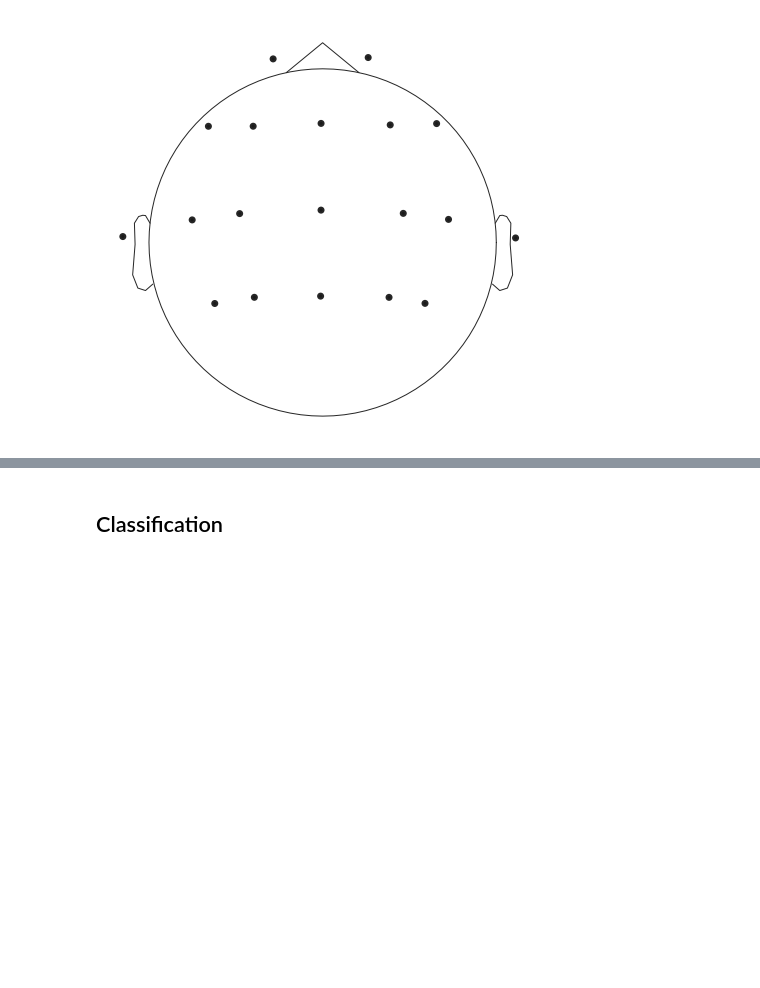
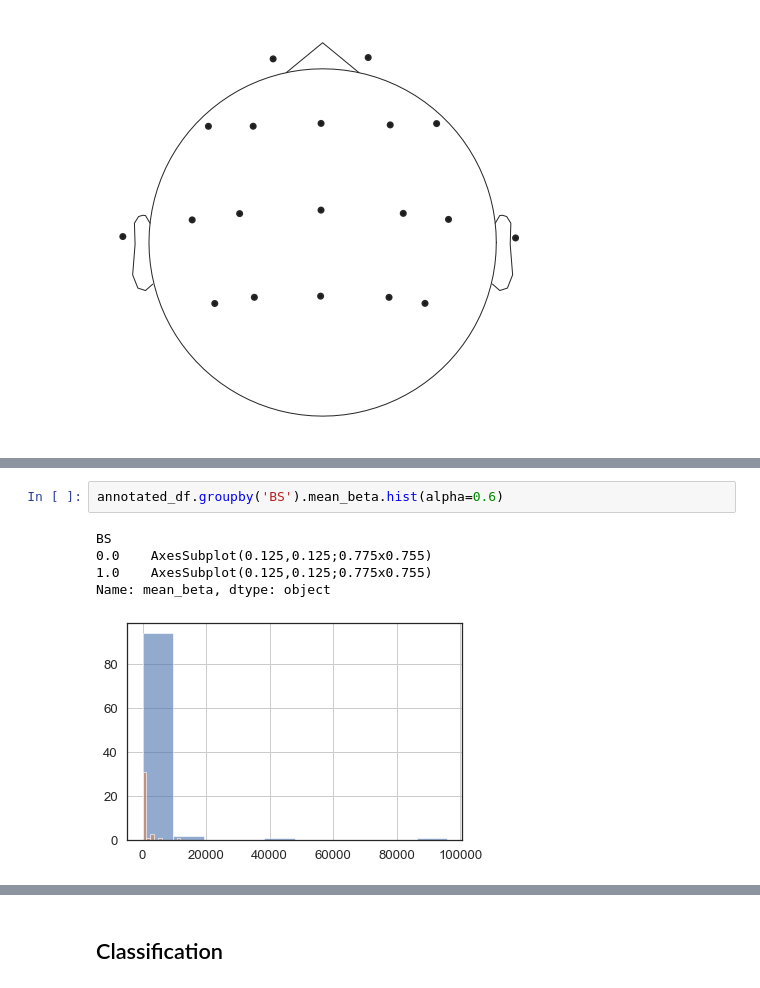
Before and after one commit to elifozkn/EEG-Burst-Suppression-Analysis, a Jupyter notebook: EEG-BS.ipynb, the cells around one changed output, grey strips where cells are left out. Saved outputs shown, nothing was run; the diff lists cells and outputs as text; blank space fills up the shorter version.

```diff
--- a/EEG-BS.ipynb
+++ b/EEG-BS.ipynb
@@ -389,3 +432,11 @@ annotated_df
+# %%
+annotated_df.groupby('BS').mean_beta.hist(alpha=0.6)
+# %% [output]
+BS
+0.0    AxesSubplot(0.125,0.125;0.775x0.755)
+1.0    AxesSubplot(0.125,0.125;0.775x0.755)
+Name: mean_beta, dtype: object
+[figure, added]
 # %%
 annotated_df.isnull().sum()
 print(annotated_df.columns)
```
Also changed, not shown: parts of 26 cells of this notebook.
